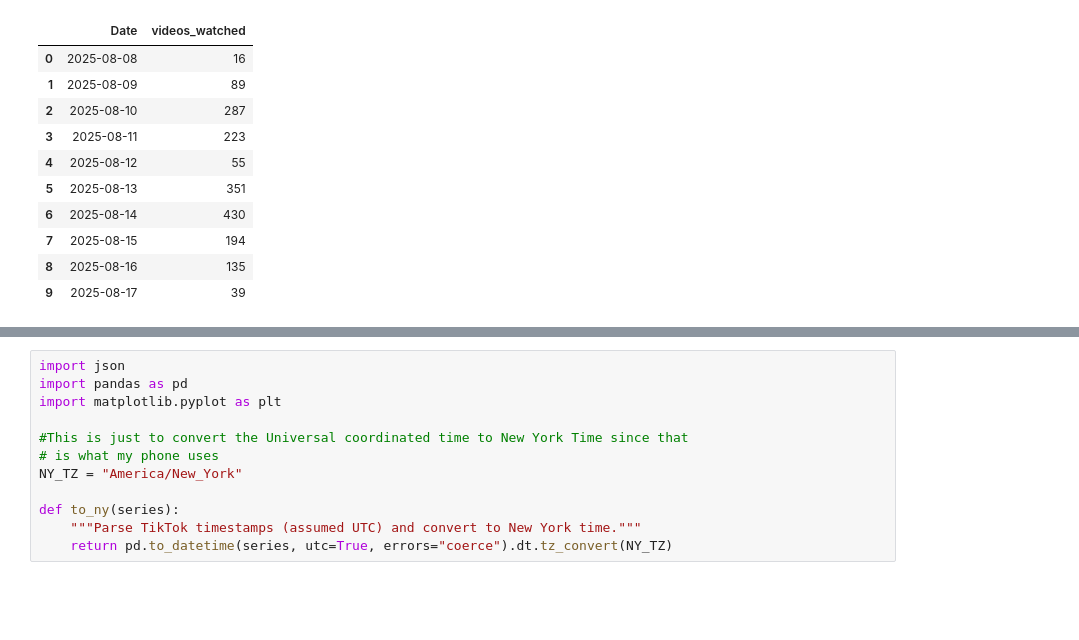
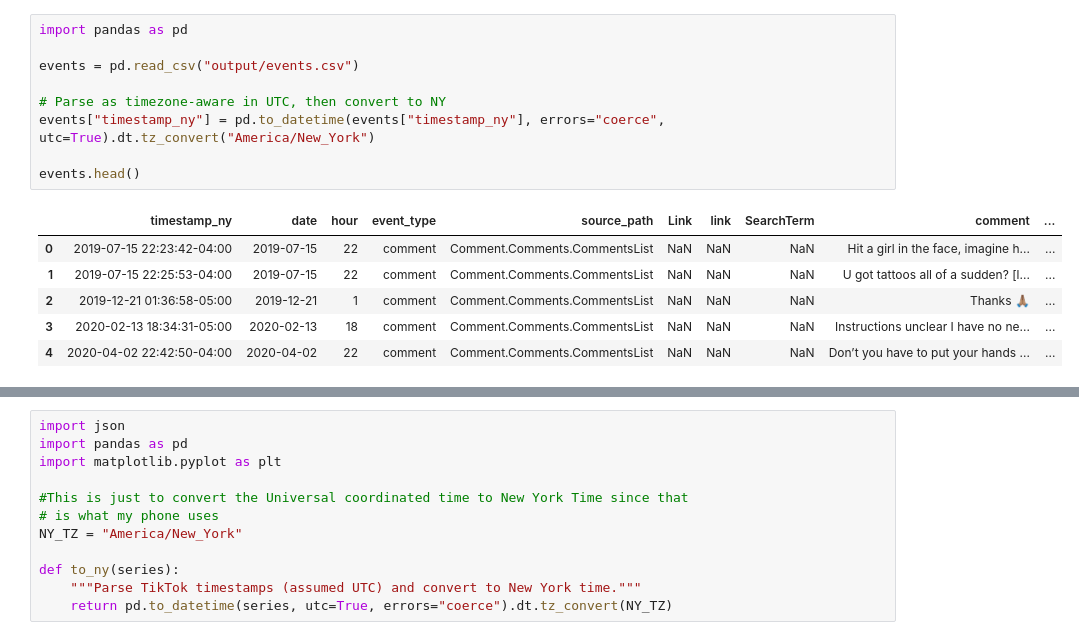
Before and after one commit to lujiec2020/TEEM2, a Jupyter notebook: analysis.ipynb, the cells around one changed output, grey strips where cells are left out. Saved outputs shown, nothing was run; the diff lists cells and outputs as text; blank space fills up the shorter version.

Commit message:
Finalize TikTok events table + CSV export

```diff
--- a/analysis.ipynb
+++ b/analysis.ipynb
@@ -1,13 +1,16 @@
 # %%
+import pandas as pd
+
+events = pd.read_csv("output/events.csv")
+
+# Parse as timezone-aware in UTC, then convert to NY
+events["timestamp_ny"] = pd.to_datetime(events["timestamp_ny"], errors="coerce", utc=True).dt.tz_convert("America/New_York")
+
+events.head()
 # %% [output]
-|  | Date | videos_watched |
-| 0 | 2025-08-08 | 16 |
-| 1 | 2025-08-09 | 89 |
-| 2 | 2025-08-10 | 287 |
-| 3 | 2025-08-11 | 223 |
-| 4 | 2025-08-12 | 55 |
-| 5 | 2025-08-13 | 351 |
-| 6 | 2025-08-14 | 430 |
-| 7 | 2025-08-15 | 194 |
-| 8 | 2025-08-16 | 135 |
-| 9 | 2025-08-17 | 39 |
+|  | timestamp_ny | date | hour | event_type | source_path | Link | link | SearchTerm | comment | ... |
+| 0 | 2019-07-15 22:23:42-04:00 | 2019-07-15 | 22 | comment | Comment.Comments.CommentsList | NaN | NaN | NaN | Hit a girl in the face, imagine h... | ... |
+| 1 | 2019-07-15 22:25:53-04:00 | 2019-07-15 | 22 | comment | Comment.Comments.CommentsList | NaN | NaN | NaN | U got tattoos all of a sudden? [l... | ... |
+| 2 | 2019-12-21 01:36:58-05:00 | 2019-12-21 | 1 | comment | Comment.Comments.CommentsList | NaN | NaN | NaN | Thanks 🙏🏽 | ... |
+| 3 | 2020-02-13 18:34:31-05:00 | 2020-02-13 | 18 | comment | Comment.Comments.CommentsList | NaN | NaN | NaN | Instructions unclear I have no ne... | ... |
+| 4 | 2020-04-02 22:42:50-04:00 | 2020-04-02 | 22 | comment | Comment.Comments.CommentsList | NaN | NaN | NaN | Don’t you have to put your hands ... | ... |
```
Also changed, not shown: parts of 2 cells of this notebook, 21 other files.
